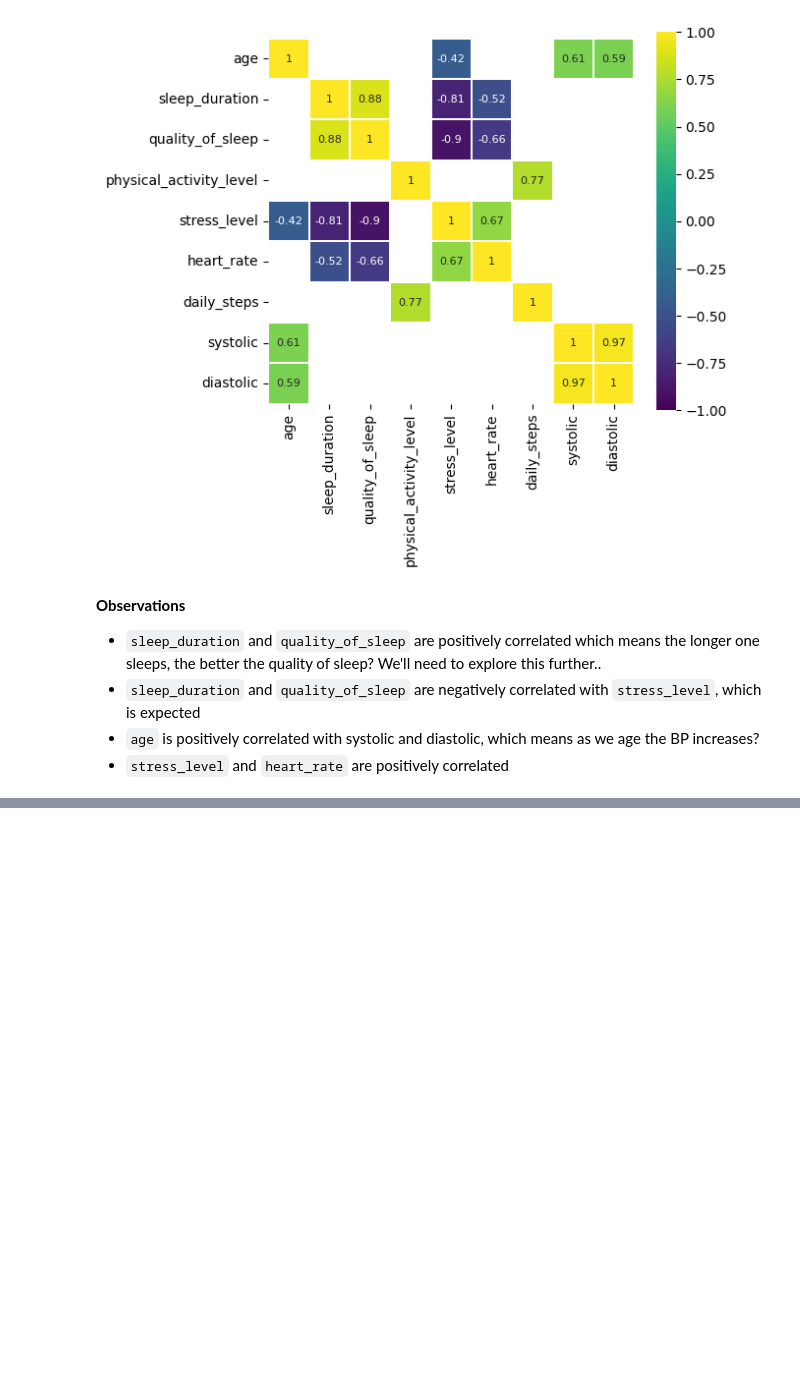
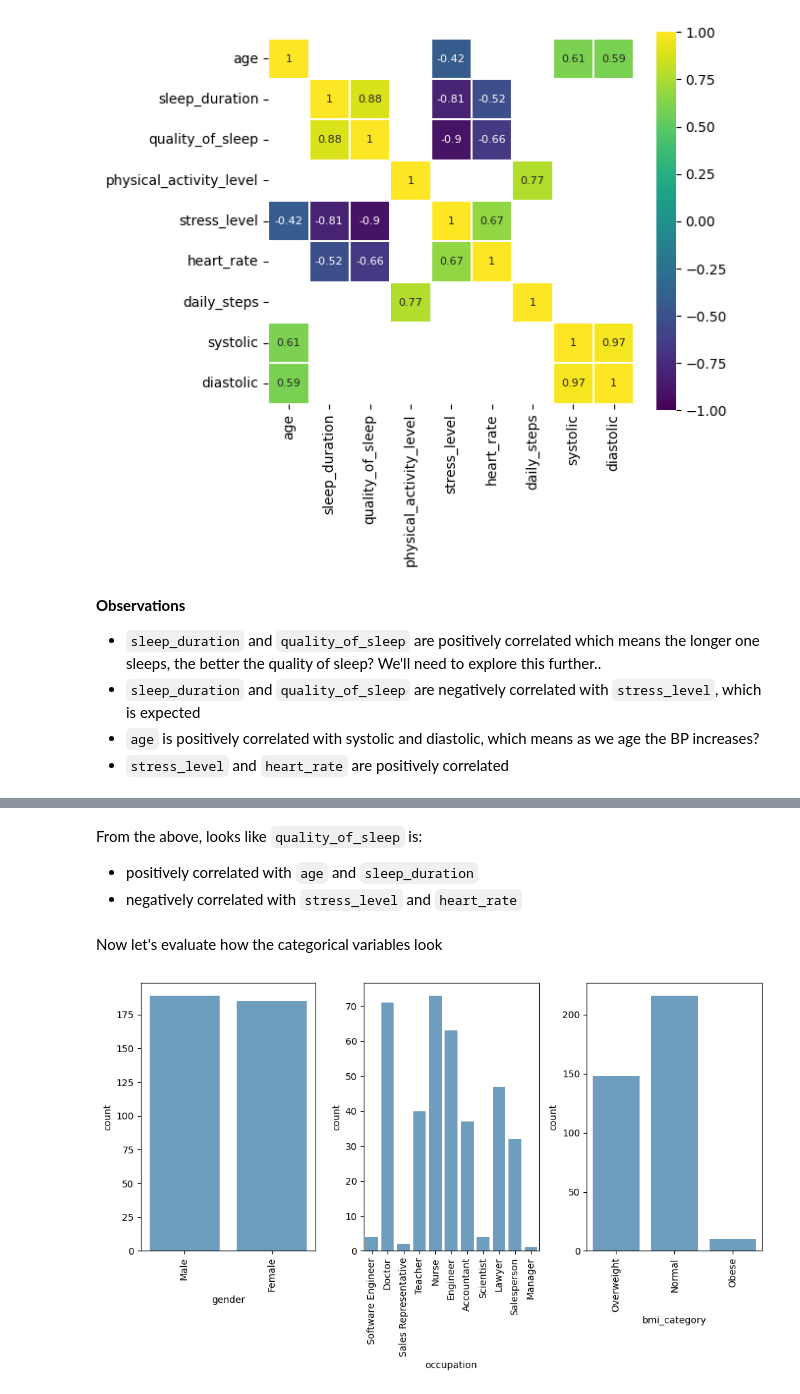
Before and after one commit to eadka/sleep-health-predictor, a Jupyter notebook: notebooks/notebook.ipynb, the cells around one changed output, grey strips where cells are left out. Cells and saved outputs as stored; diff of their text form; code cells hidden in the pictures; blank space fills up the shorter version.

```diff
--- a/notebooks/notebook.ipynb
+++ b/notebooks/notebook.ipynb
@@ -190,0 +216,17 @@ sns.heatmap(corr[(corr >= 0.5) | (corr <= -0.4)],
+# %% [markdown]
+From the above, looks like `quality_of_sleep` is:
+- positively correlated with `age` and `sleep_duration`
+- negatively correlated with `stress_level` and `heart_rate`
+# %% [markdown]
+Now let's evaluate how the categorical variables look
+# %%
+fig, axes = plt.subplots(round(len(categorical) / 3), 3, figsize=(10,6))
+
+for i, ax in enumerate(fig.axes):
+    if i < len(categorical):
+        ax.tick_params(axis='x', rotation=90)
+        sns.countplot(x=categorical[i], alpha=0.7, data=df[categorical], ax=ax)
+
+fig.tight_layout()
+# %% [output]
+[figure, added]
```
Also changed, not shown: parts of 14 cells of this notebook.
